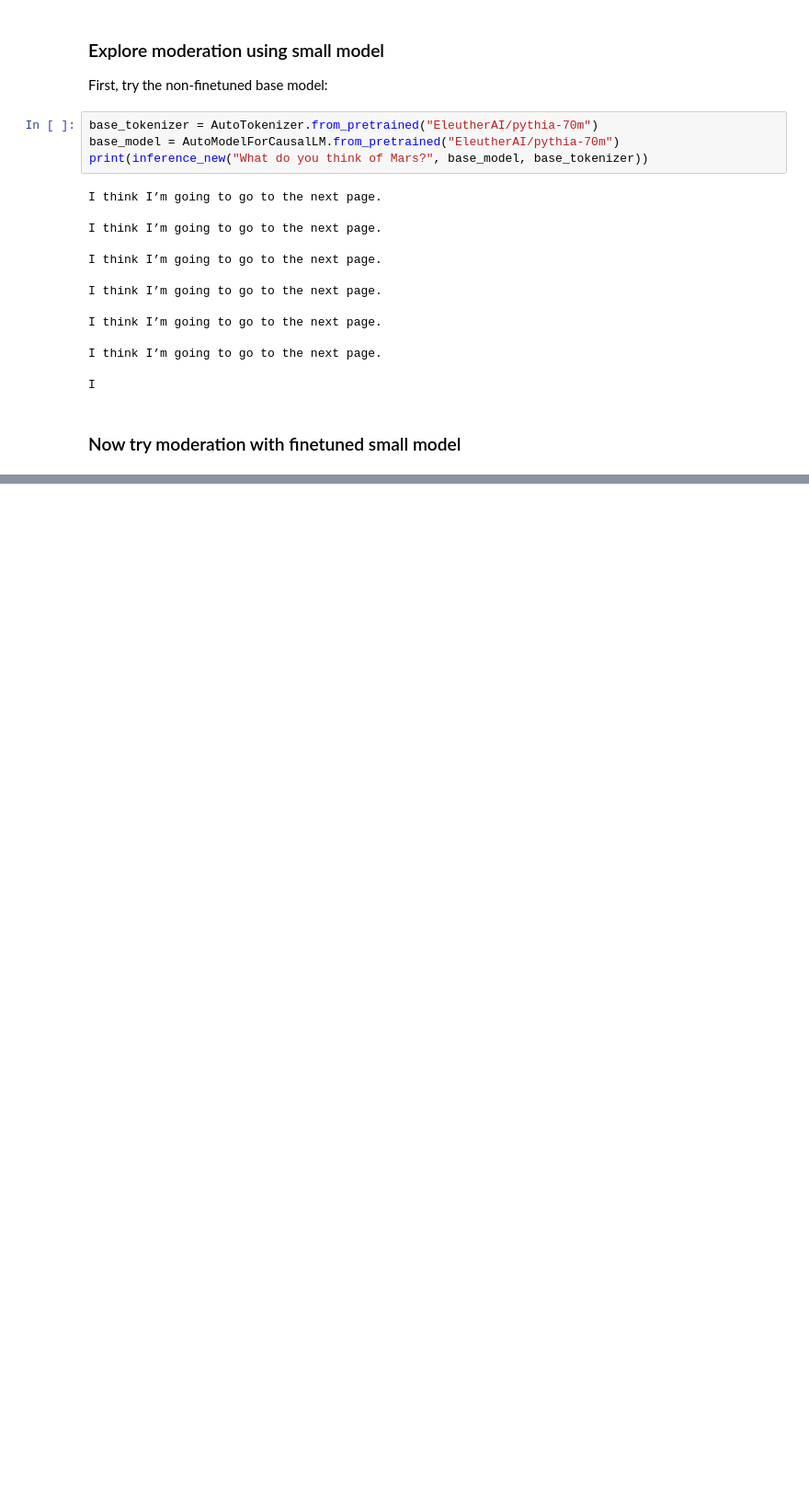
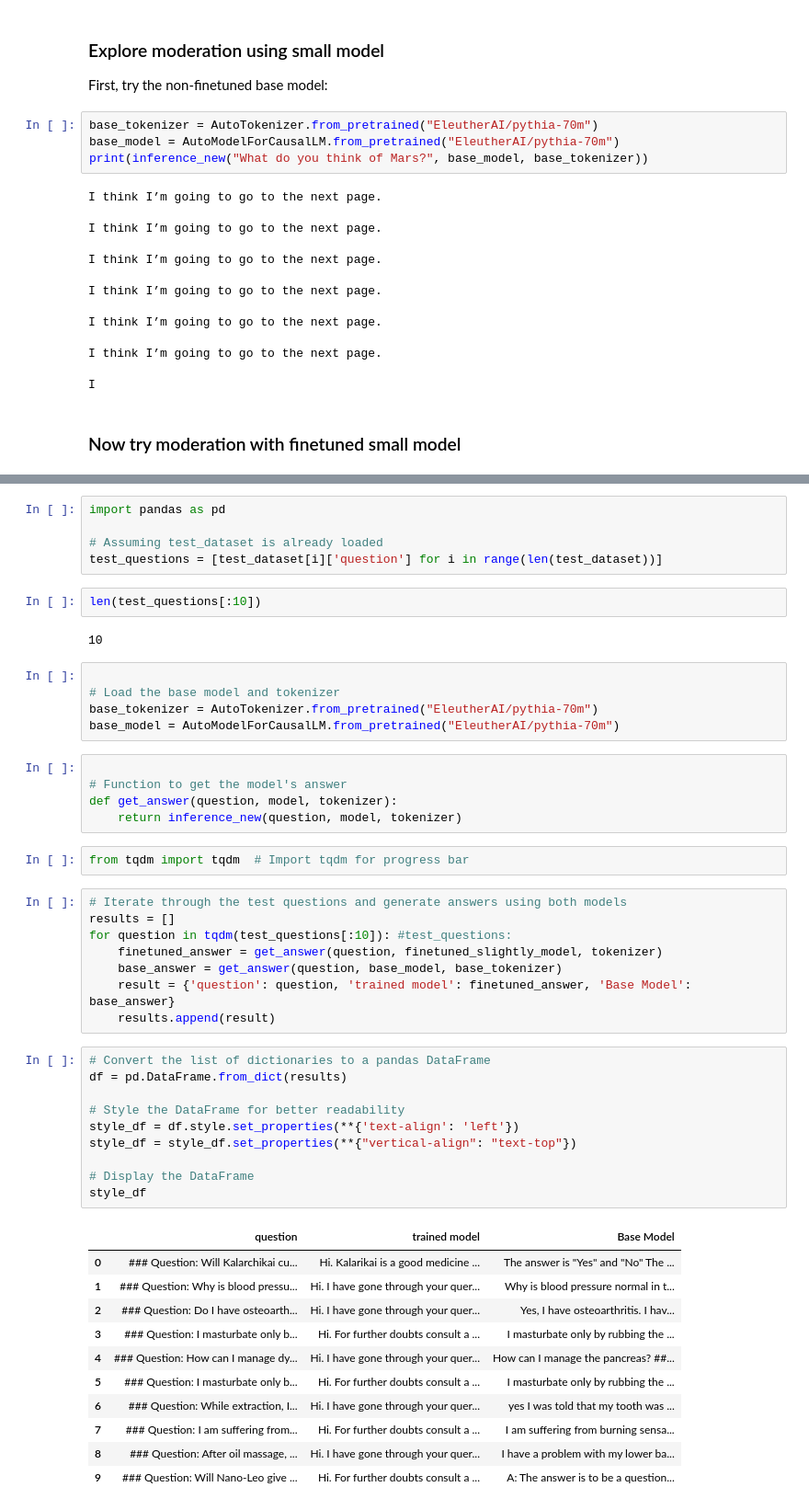
Before and after one commit to ruslanmv/How-to-Finetuning-Large-Language-Models, a Jupyter notebook: 4-Finetunning.ipynb, the cells around one changed output, grey strips where cells are left out. Shown: that part at 92% size. Drawn from its saved outputs; the diff is of its cells as text; blank space fills up the shorter version.

```diff
--- a/4-Finetunning.ipynb
+++ b/4-Finetunning.ipynb
@@ -603,0 +724,51 @@ Let’s keep the discussion relevant to Lamini. To keep the discussion relevant
+# %%
+import pandas as pd
+
+# Assuming test_dataset is already loaded
+test_questions = [test_dataset[i]['question'] for i in range(len(test_dataset))]
+# %%
+len(test_questions[:10])
+# %% [output]
+10
+# %%
+
+# Load the base model and tokenizer
+base_tokenizer = AutoTokenizer.from_pretrained("EleutherAI/pythia-70m")
+base_model = AutoModelForCausalLM.from_pretrained("EleutherAI/pythia-70m")
+# %%
+
+# Function to get the model's answer
+def get_answer(question, model, tokenizer):
+    return inference_new(question, model, tokenizer)
+# %%
+from tqdm import tqdm  # Import tqdm for progress bar
+# %%
+# Iterate through the test questions and generate answers using both models
+results = []
+for question in tqdm(test_questions[:10]): #test_questions:
+    finetuned_answer = get_answer(question, finetuned_slightly_model, tokenizer)
+    base_answer = get_answer(question, base_model, base_tokenizer)
+    result = {'question': question, 'trained model': finetuned_answer, 'Base Model': base_answer}
+    results.append(result)
+# %%
+# Convert the list of dictionaries to a pandas DataFrame
+df = pd.DataFrame.from_dict(results)
+
+# Style the DataFrame for better readability
+style_df = df.style.set_properties(**{'text-align': 'left'})
+style_df = style_df.set_properties(**{"vertical-align": "text-top"})
+
+# Display the DataFrame
+style_df
+# %% [output]
+|  | question | trained model | Base Model |
+| 0 | ### Question: Will Kalarchikai cu... | Hi. Kalarikai is a good medicine ... | The answer is "Yes" and "No" The ... |
+| 1 | ### Question: Why is blood pressu... | Hi. I have gone through your quer... | Why is blood pressure normal in t... |
+| 2 | ### Question: Do I have osteoarth... | Hi. I have gone through your quer... | Yes, I have osteoarthritis. I hav... |
+| 3 | ### Question: I masturbate only b... | Hi. For further doubts consult a ... | I masturbate only by rubbing the ... |
+| 4 | ### Question: How can I manage dy... | Hi. I have gone through your quer... | How can I manage the pancreas? ##... |
+| 5 | ### Question: I masturbate only b... | Hi. For further doubts consult a ... | I masturbate only by rubbing the ... |
+| 6 | ### Question: While extraction, I... | Hi. I have gone through your quer... | yes I was told that my tooth was ... |
+| 7 | ### Question: I am suffering from... | Hi. For further doubts consult a ... | I am suffering from burning sensa... |
+| 8 | ### Question: After oil massage, ... | Hi. I have gone through your quer... | I have a problem with my lower ba... |
+| 9 | ### Question: Will Nano-Leo give ... | Hi. For further doubts consult a ... | A: The answer is to be a question... |
```
Also changed, not shown: parts of 12 cells of this notebook, 1 other file.
